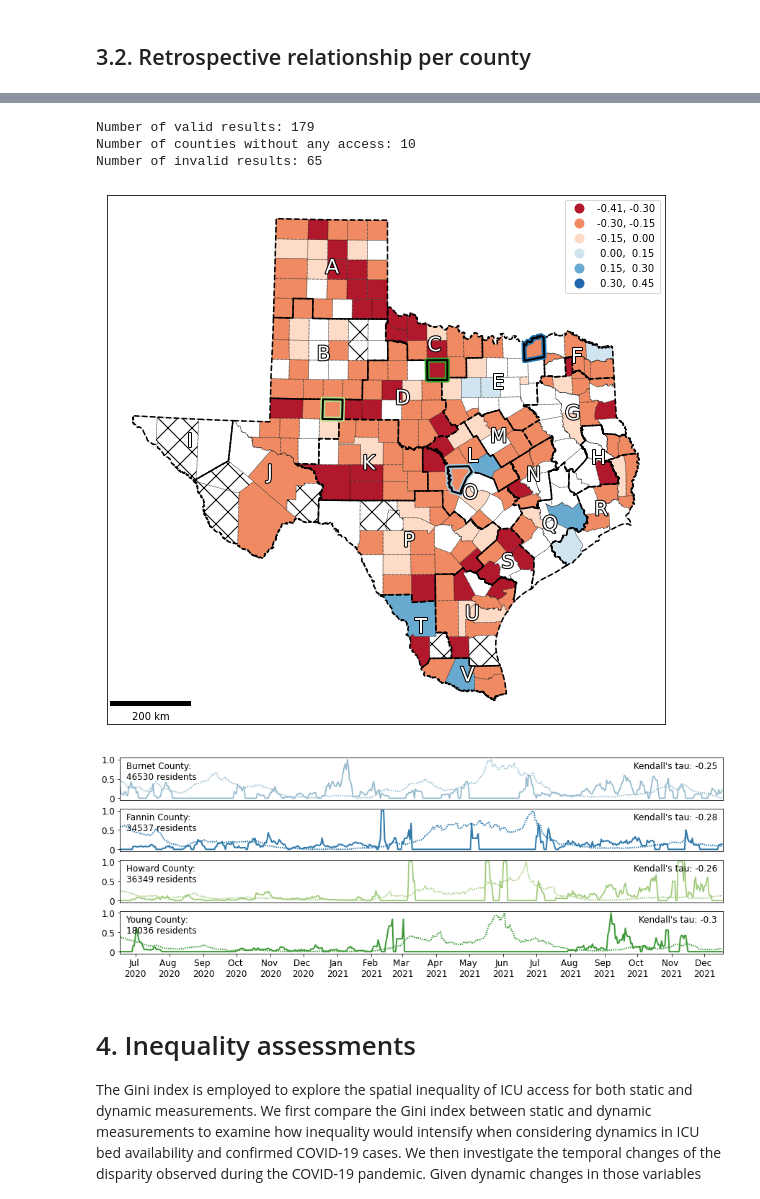
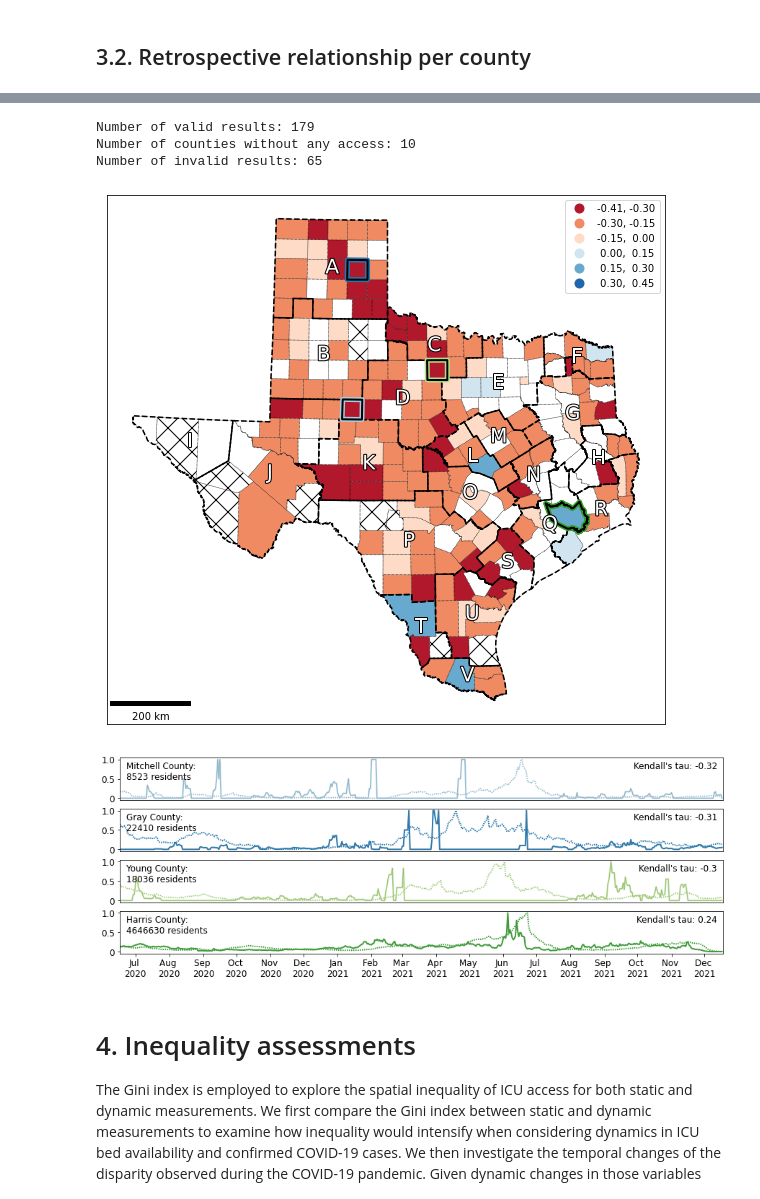
Before and after one commit to cybergis/ST_ICU_Access, a Jupyter notebook: New_Daily changes in spatial accessibility to ICU beds during the COVID-19 pandemic.ipynb, the cells around one changed output, grey strips where cells are left out. Drawn from its saved outputs; the diff is of its cells as text; code cells hidden in the pictures.

```diff
--- a/New_Daily changes in spatial accessibility to ICU beds during the COVID-19 pandemic.ipynb
+++ b/New_Daily changes in spatial accessibility to ICU beds during the COVID-19 pandemic.ipynb
@@ -590,7 +590,7 @@ ax.add_artist(ScaleBar(dx=1, location='lower left'))
 ax.get_xaxis().set_visible(False)  # Remove ticks and labels
 ax.get_yaxis().set_visible(False)
 
-coi = ['Burnet', 'Fannin', 'Howard', 'Young']
+coi = ['Mitchell', 'Gray', 'Young', 'Harris']
 color_bar = ['#a6cee3','#1f78b4','#b2df8a','#33a02c','#fb9a99','#e31a1c']
 
 for idx, temp_county in enumerate(coi):
@@ -599,7 +599,7 @@ for idx, temp_county in enumerate(coi):
 Number of valid results: 179
 Number of counties without any access: 10
 Number of invalid results: 65
-[figure, old version]
+[figure, new version]
 # %%
 def normalize(ary):
     ary_ = ary.copy()
@@ -611,7 +611,7 @@ def normalize(ary):
     return ary_
 
 
-coi = ['Burnet', 'Fannin', 'Howard', 'Young']
+coi = ['Mitchell', 'Gray', 'Young', 'Harris']
 color_bar = ['#a6cee3','#1f78b4','#b2df8a','#33a02c','#fb9a99','#e31a1c']
 
 period = ['07/15/2020', '08/15/2020', '09/15/2020', '10/15/2020', '11/15/2020', '12/15/2020',
@@ -620,34 +620,34 @@ period = ['07/15/2020', '08/15/2020', '09/15/2020', '10/15/2020', '11/15/2020',
          ]
 
 
 fig, axes = plt.subplots(len(coi), 1, figsize=(15, 5))
 
 for idx, temp_county in enumerate(coi):
 
     fatality_ts = ave_fatality_geom.loc[ave_fatality_geom['County'] == temp_county, focus_date_dict.keys()].values[0]
     fatality_ts[fatality_ts > 1000] = 1000
     axes[idx].plot(normalize(fatality_ts), color='grey', linewidth=0.3, path_effects=[pe.withStroke(linewidth=2, foreground=color_bar[idx])])
 
 
     access_ts = access_county_dynamic.loc[access_county_dynamic['County'] == temp_county, focus_date_dict.keys()].values[0]
     axes[idx].plot(normalize(access_ts), color='grey', linestyle=(0, (5, 5)), linewidth=0.3, path_effects=[pe.withStroke(linewidth=2, foreground=color_bar[idx])])
 
     temp_county_pop = ave_fatality_geom.loc[ave_fatality_geom['County'] == temp_county, 'pop'].values[0]
     axes[idx].text(0.01, 0.9, f'{temp_county} County: \n{temp_county_pop} residents', size=12, ha='left', va='top',transform=axes[idx].transAxes)
 
     temp_corr = round(kendall_gdf.loc[kendall_gdf['County'] == temp_county, 'coefs'].values[0], 2)
     axes[idx].text(0.99, 0.9, f"Kendall's tau: {temp_corr}", size=12, ha='right', va='top',transform=axes[idx].transAxes)
     axes[idx].set_xlim(0, len(focus_date_dict.keys()))
     axes[idx].set_yticks([0, 0.5, 1.0])
     axes[idx].set_yticklabels([0, 0.5, 1.0], fontsize=12)
 
     if idx == len(coi) - 1:
         axes[idx].set_xticks([list(focus_date_dict.keys()).index(val) for val in period])
         axes[idx].set_xticklabels([datetime.datetime.strptime(val, '%m/%d/%Y').strftime('%b \n%Y') for val in period], fontsize=12)
     else:
         axes[idx].get_xaxis().set_visible(False)  # Remove ticks and labels
 # %% [output]
-[figure, old version]
+[figure, new version]
 # %% [markdown]
 # 4. Inequality assessments
 
```
Also changed, not shown: parts of 4 cells of this notebook, 4 other files.
